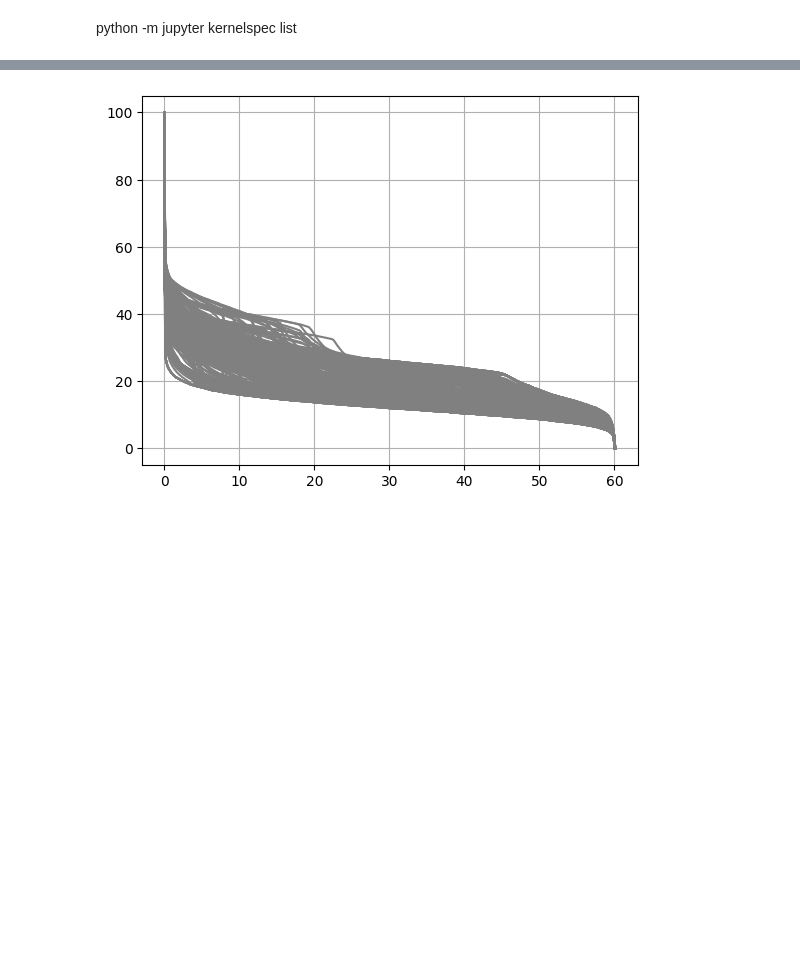
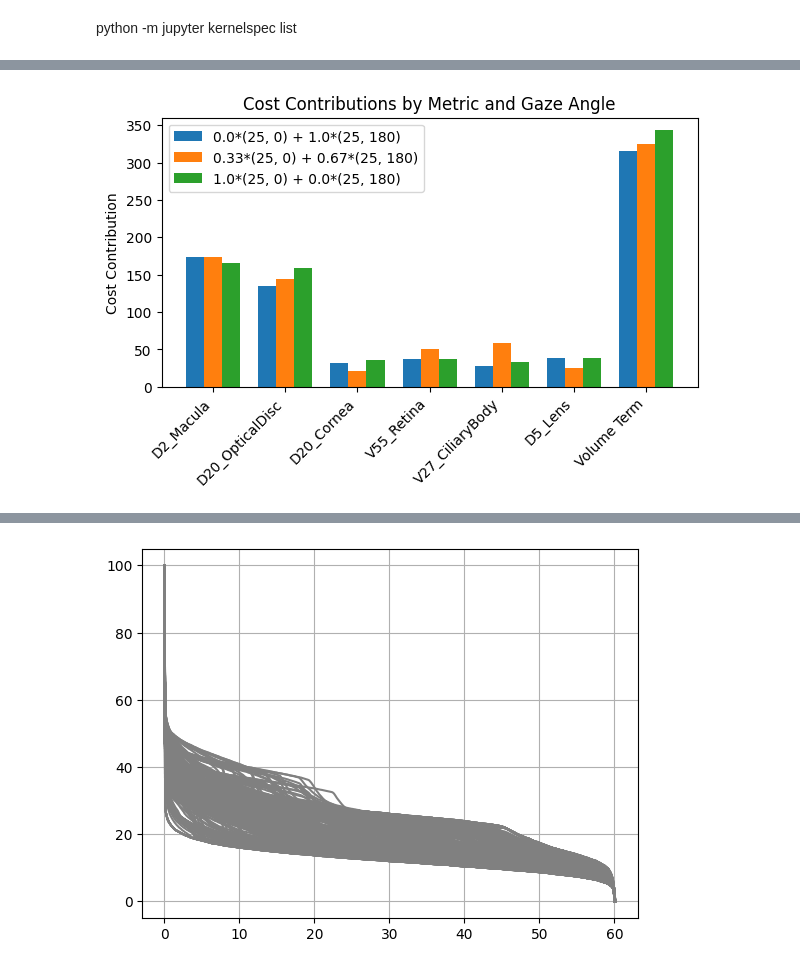
Before and after one commit to frtzkrz/GazeOptimizer, a Jupyter notebook: test.ipynb, the cells around one changed output, grey strips where cells are left out. Drawn from its saved outputs; the diff is of its cells as text; code cells hidden in the pictures; blank space fills up the shorter version.

```diff
--- a/test.ipynb
+++ b/test.ipynb
@@ -16,3 +26,7 @@ Initializing Patient P23336...
+# %%
+compare_contributions([plans[0], plans[33],plans[-1]])
+# %% [output]
+[figure, added]
 # %%
 with h5py.File(pat.h5py_file_path, 'r') as h5_file:
     ws = np.linspace(0, 1, 11)
```
Also changed, not shown: parts of 9 cells of this notebook, 15 other files.
